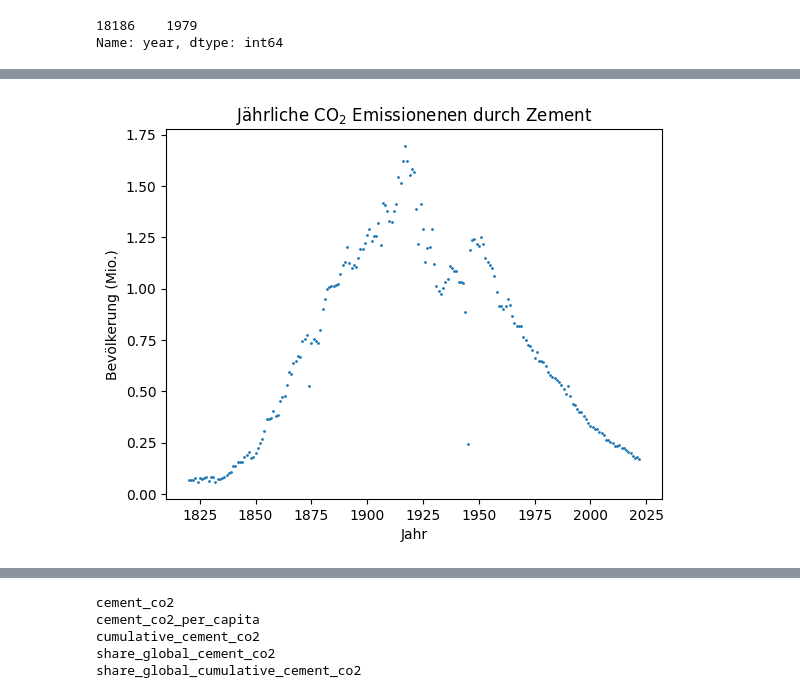
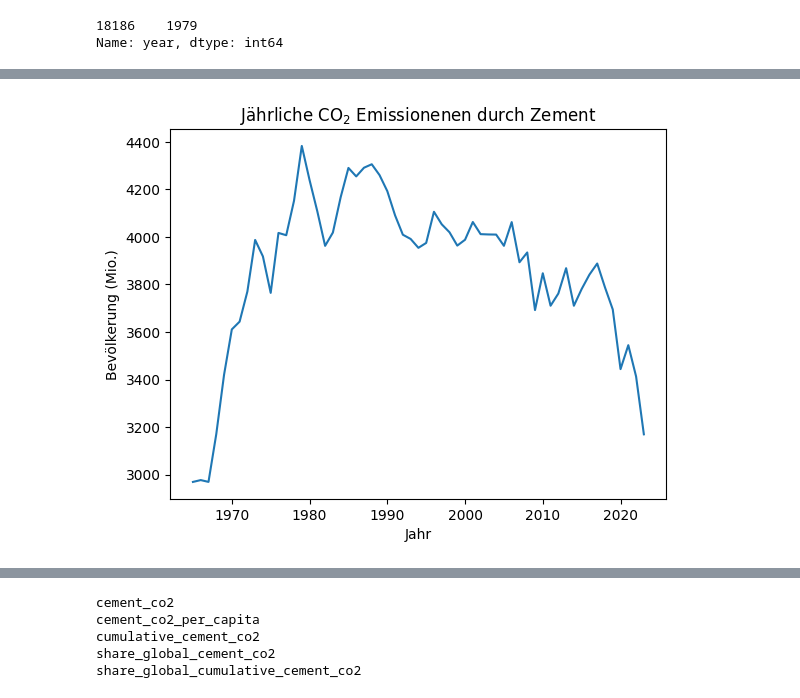
Before and after one commit to schlsimo/co2_case_study, a Jupyter notebook: code/analysis.ipynb, the cells around one changed output, grey strips where cells are left out. Cells and saved outputs as stored; diff of their text form; code cells hidden in the pictures.

Commit message:
added plotting function

```diff
--- a/code/analysis.ipynb
+++ b/code/analysis.ipynb
@@ -131,8 +188,8 @@ plt.show()
 # %%
-plt.scatter(germany_co2_df.year, germany_co2_df.co2_per_gdp, s=1)
+plt.plot(germany_co2_df.year, germany_co2_df.primary_energy_consumption)
 plt.xlabel("Jahr")
 plt.ylabel("Bevölkerung (Mio.)")
 plt.title("Jährliche CO$_2$ Emissionenen durch Zement")
 plt.show()
 # %% [output]
-[figure, old version]
+[figure, new version]
```
Also changed, not shown: parts of 15 cells of this notebook.
